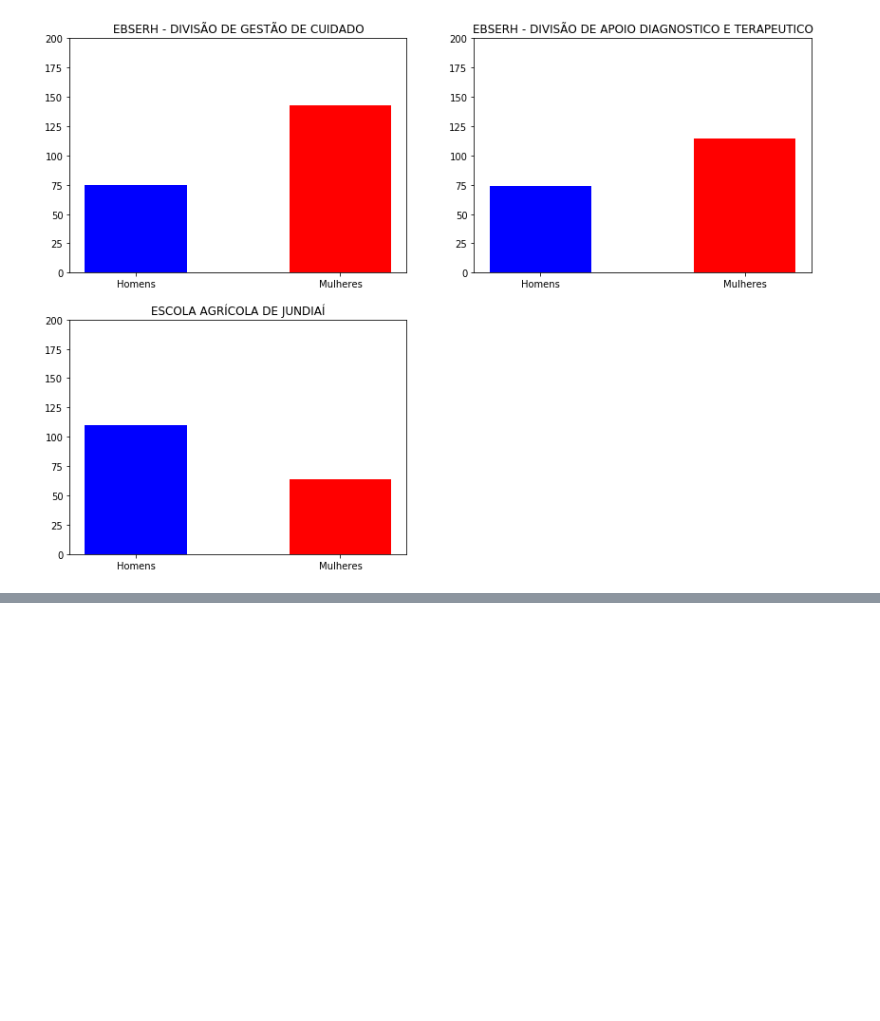
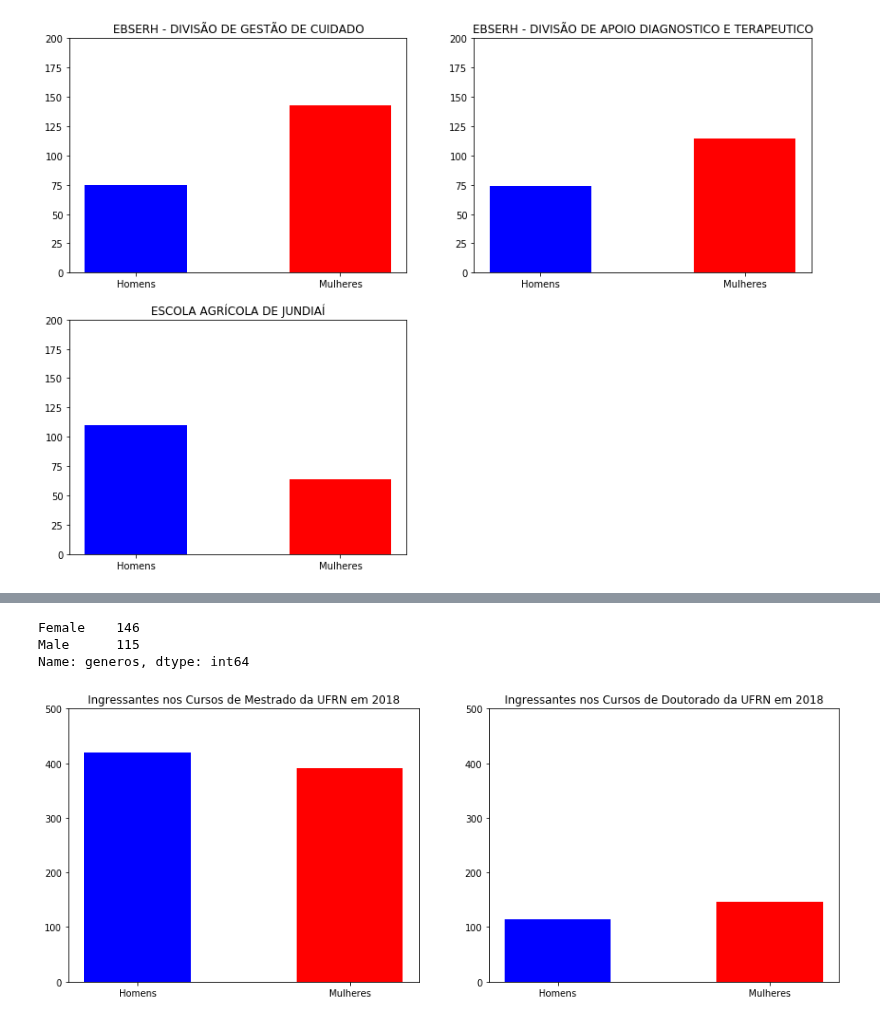
Before and after one commit to kevinwall/Probabilidade_Projeto, a Jupyter notebook: Rascunho.ipynb, the cells around one changed output, grey strips where cells are left out. Drawn from its saved outputs; the diff is of its cells as text; code cells hidden in the pictures; blank space fills up the shorter version.

```diff
--- a/Rascunho.ipynb
+++ b/Rascunho.ipynb
@@ -195,3 +198,5 @@ plt.show()
 # Gráfico que representa o numero de homens e mulheres nas 3 unidades com mais servidoress
 # %% [output]
 [figure]
+# %%
+ingressantes = pd.read_csv(discentes2018, sep=';')
@@ -197,0 +289,30 @@ plt.show()
+# %%
+doutorado = ingressantes[ingressantes.nivel_ensino == 'DOUTORADO']
+doutorado.generos.value_counts()
+# %% [output]
+Female    146
+Male      115
+Name: generos, dtype: int64
+# %%
+fig = plt.figure(figsize=(15,12))
+valor1 = mestrado.generos.value_counts().values
+valor2 = doutorado.generos.value_counts().values
+valor2 = [valor2[1],valor2[0]]
+ax1 = fig.add_subplot(2,2,1)
+ax2 = fig.add_subplot(2,2,2)
+posicao = arange(2) + 1
+indice = range(1,3)
+ax1.set_xticks(indice)
+ax1.set_xticklabels(["Homens","Mulheres"])
+ax1.bar(posicao,valor1, 0.5, color = ['blue','red'])
+ax1.set_ylim(0,500)
+ax1.set_title("Ingressantes nos Cursos de Mestrado da UFRN em 2018")
+
+ax2.set_xticks(indice)
+ax2.set_xticklabels(["Homens","Mulheres"])
+ax2.set_ylim(0,500)
+ax2.bar(posicao,valor2, 0.5, color = ['blue','red'])
+ax2.set_title("Ingressantes nos Cursos de Doutorado da UFRN em 2018")
+plt.show()
+# %% [output]
+[figure, added]
```
Also changed, not shown: parts of 11 cells of this notebook.
